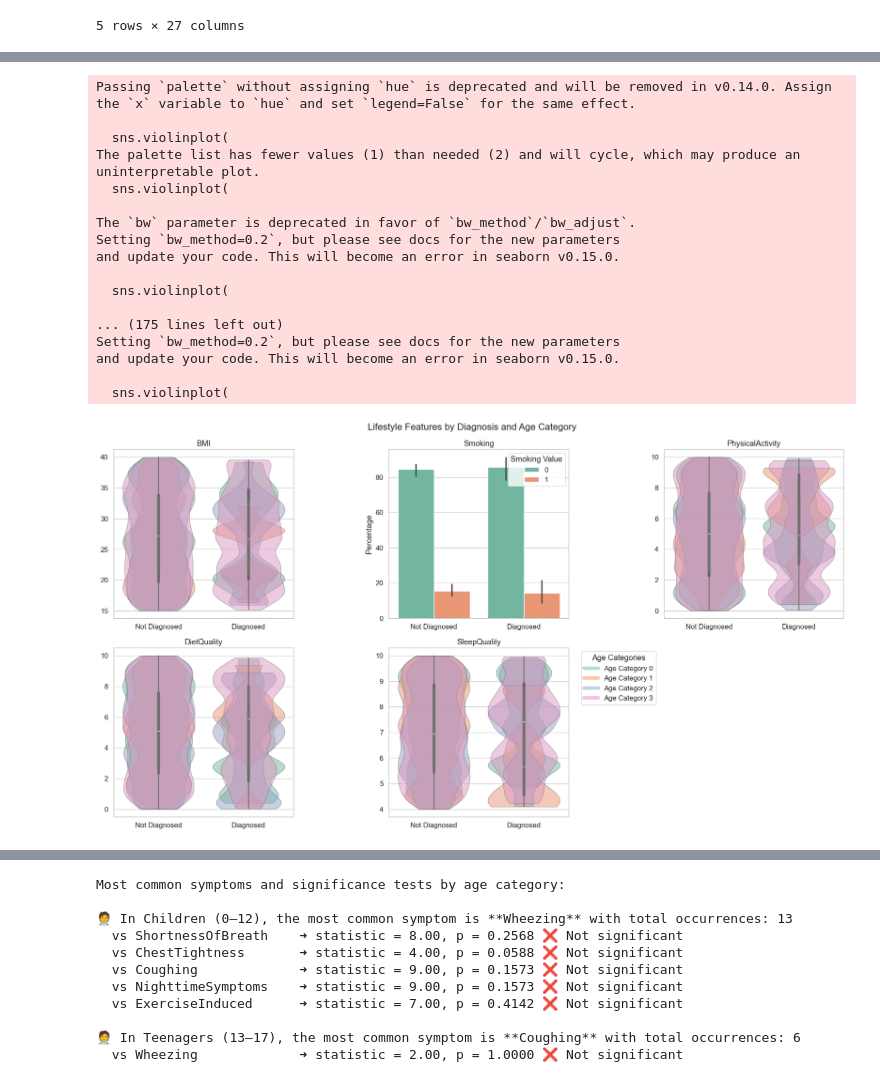
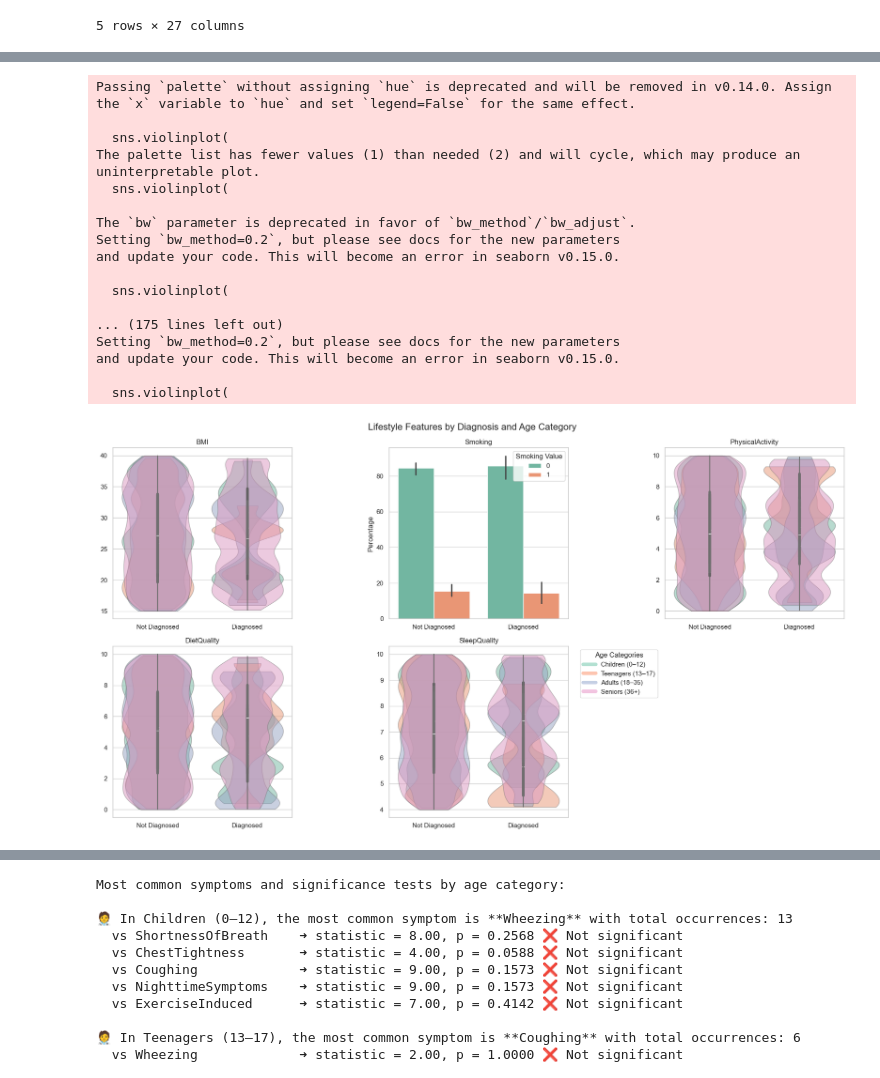
Before and after one commit to mdsri/Wakeb_coop, a Jupyter notebook: Week 2/EDA_2_clean.ipynb, the cells around one changed output, grey strips where cells are left out. Drawn from its saved outputs; the diff is of its cells as text; code cells hidden in the pictures.

```diff
--- a/Week 2/EDA_2_clean.ipynb
+++ b/Week 2/EDA_2_clean.ipynb
@@ -312,5 +312,11 @@ Passing `palette` without assigning `hue` is deprecated and will be removed in v
 # %%
+import seaborn as sns
+import matplotlib.pyplot as plt
+import pandas as pd
+
+# Define lifestyle and age category info
 lifestyle_cols = ['BMI', 'Smoking', 'PhysicalActivity', 'DietQuality', 'SleepQuality']
+
 age_categories = sorted(data['Age_Category'].unique())
 palette = sns.color_palette("Set2", n_colors=len(age_categories))
 
@@ -328,12 +334,12 @@ for idx, col in enumerate(lifestyle_cols):
             # Crosstab to get percentages
             ct = pd.crosstab(subset['Diagnosis'], subset[col], normalize='index') * 100
             ct = ct.reset_index().melt(id_vars='Diagnosis', var_name='Smoking Value', value_name='Percentage')
-            ct['Age_Category'] = f'Age {age_cat}'
+            ct['Age_Category'] = age_labels.get(age_cat, f'Age {age_cat}')
             all_bars.append(ct)
 
         bars_df = pd.concat(all_bars, ignore_index=True)
 
-        # Use hue for both Smoking value and Age Category
+        # Use hue for both Smoking value
         sns.barplot(
             data=bars_df,
             x='Diagnosis', y='Percentage',
@@ -362,35 +368,35 @@ for idx, col in enumerate(lifestyle_cols):
         plt.title(col)
         plt.xlabel('')
         plt.ylabel('')
         plt.legend([], [], frameon=False)
 
 # Add legend for age categories (only once)
 handles = [plt.Line2D([0], [0], color=palette[i], lw=6, alpha=0.5) for i in range(len(age_categories))]
-labels = [f'Age Category {cat}' for cat in age_categories]
+labels = [age_labels.get(cat, f'Age Category {cat}') for cat in age_categories]
 plt.legend(handles, labels, title='Age Categories', bbox_to_anchor=(1.05, 1), loc='upper left')
 
 plt.tight_layout(rect=[0, 0, 1, 0.96])
 plt.suptitle('Lifestyle Features by Diagnosis and Age Category', fontsize=16)
 plt.show()
 # %% [output]
 Passing `palette` without assigning `hue` is deprecated and will be removed in v0.14.0. Assign the `x` variable to `hue` and set `legend=False` for the same effect.
 
   sns.violinplot(
 The palette list has fewer values (1) than needed (2) and will cycle, which may produce an uninterpretable plot.
   sns.violinplot(
 
 The `bw` parameter is deprecated in favor of `bw_method`/`bw_adjust`.
 Setting `bw_method=0.2`, but please see docs for the new parameters
 and update your code. This will become an error in seaborn v0.15.0.
 
   sns.violinplot(
 
 ... (175 lines left out)
 Setting `bw_method=0.2`, but please see docs for the new parameters
 and update your code. This will become an error in seaborn v0.15.0.
 
   sns.violinplot(
-[figure, old version]
+[figure, new version]
 # %%
 # Use only diagnosed data
 data_diagnosed = data[data['Diagnosis'] == 1]
```
Also changed, not shown: parts of 12 cells of this notebook.
